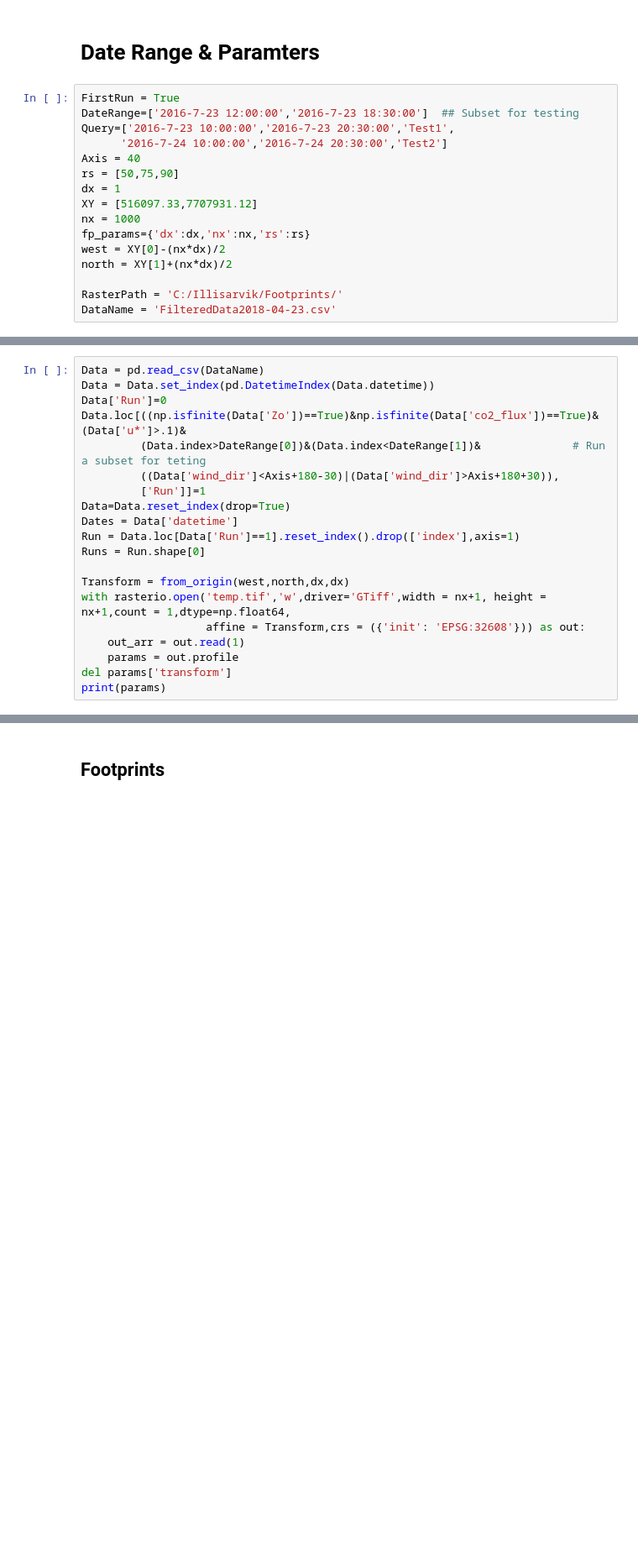
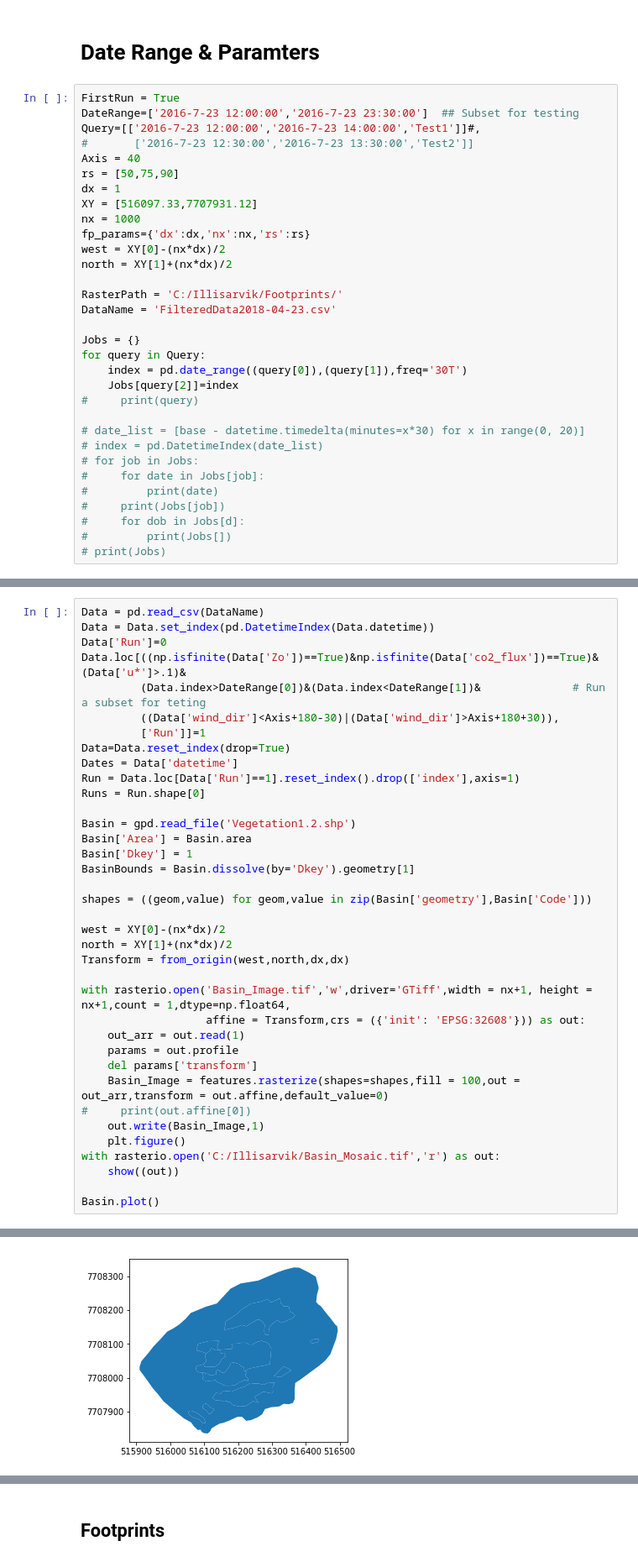
Before and after one commit to June-Skeeter/Illisarvik_Processing, a Jupyter notebook: Footprint_General.ipynb, the cells around one changed output, grey strips where cells are left out. Shown: that part at 84% size. Cells and saved outputs as stored; diff of their text form; blank space fills up the shorter version.

```diff
--- a/Footprint_General.ipynb
+++ b/Footprint_General.ipynb
@@ -44,9 +42,9 @@ importlib.reload(FP)
 # Date Range & Paramters
 # %%
 FirstRun = True
-DateRange=['2016-7-23 12:00:00','2016-7-23 18:30:00']  ## Subset for testing
-Query=['2016-7-23 10:00:00','2016-7-23 20:30:00','Test1',
-      '2016-7-24 10:00:00','2016-7-24 20:30:00','Test2']
+DateRange=['2016-7-23 12:00:00','2016-7-23 23:30:00']  ## Subset for testing
+Query=[['2016-7-23 12:00:00','2016-7-23 14:00:00','Test1']]#,
+#       ['2016-7-23 12:30:00','2016-7-23 13:30:00','Test2']]
 Axis = 40
 rs = [50,75,90]
 dx = 1
@@ -58,4 +56,20 @@ north = XY[1]+(nx*dx)/2
 
 RasterPath = 'C:/Illisarvik/Footprints/'
 DataName = 'FilteredData2018-04-23.csv'
+
+Jobs = {}
+for query in Query:
+    index = pd.date_range((query[0]),(query[1]),freq='30T')
+    Jobs[query[2]]=index
+#     print(query)
+
+# date_list = [base - datetime.timedelta(minutes=x*30) for x in range(0, 20)]
+# index = pd.DatetimeIndex(date_list)
+# for job in Jobs:
+#     for date in Jobs[job]:
+#         print(date)
+#     print(Jobs[job])
+#     for dob in Jobs[d]:
+#         print(Jobs[])
+# print(Jobs)
 # %% [markdown]
@@ -73,11 +87,28 @@ Dates = Data['datetime']
 Run = Data.loc[Data['Run']==1].reset_index().drop(['index'],axis=1)
 Runs = Run.shape[0]
 
+Basin = gpd.read_file('Vegetation1.2.shp')
+Basin['Area'] = Basin.area
+Basin['Dkey'] = 1
+BasinBounds = Basin.dissolve(by='Dkey').geometry[1]
+
+shapes = ((geom,value) for geom,value in zip(Basin['geometry'],Basin['Code']))
+
+west = XY[0]-(nx*dx)/2
+north = XY[1]+(nx*dx)/2
 Transform = from_origin(west,north,dx,dx)
-with rasterio.open('temp.tif','w',driver='GTiff',width = nx+1, height = nx+1,count = 1,dtype=np.float64,
+
+with rasterio.open('Basin_Image.tif','w',driver='GTiff',width = nx+1, height = nx+1,count = 1,dtype=np.float64,
                    affine = Transform,crs = ({'init': 'EPSG:32608'})) as out:
     out_arr = out.read(1)
     params = out.profile
-del params['transform']
-print(params)
+    del params['transform']
+    Basin_Image = features.rasterize(shapes=shapes,fill = 100,out = out_arr,transform = out.affine,default_value=0)
+#     print(out.affine[0])
+    out.write(Basin_Image,1)
+    plt.figure()
+with rasterio.open('C:/Illisarvik/Basin_Mosaic.tif','r') as out:
+    show((out))
+
+Basin.plot()
 # %% [output]
@@ -85,0 +118 @@ print(params)
+[figure, added]
```
Also changed, not shown: parts of 6 cells of this notebook, 1 other file.
